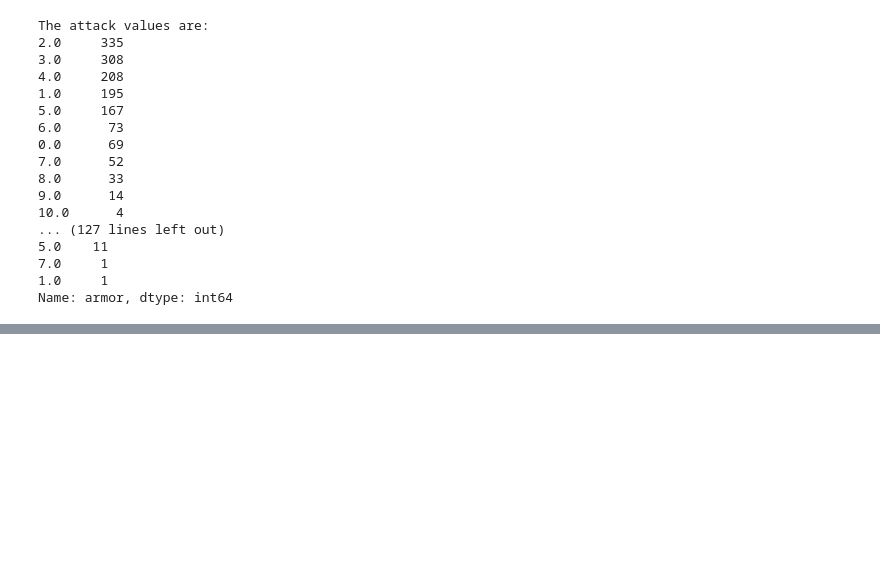
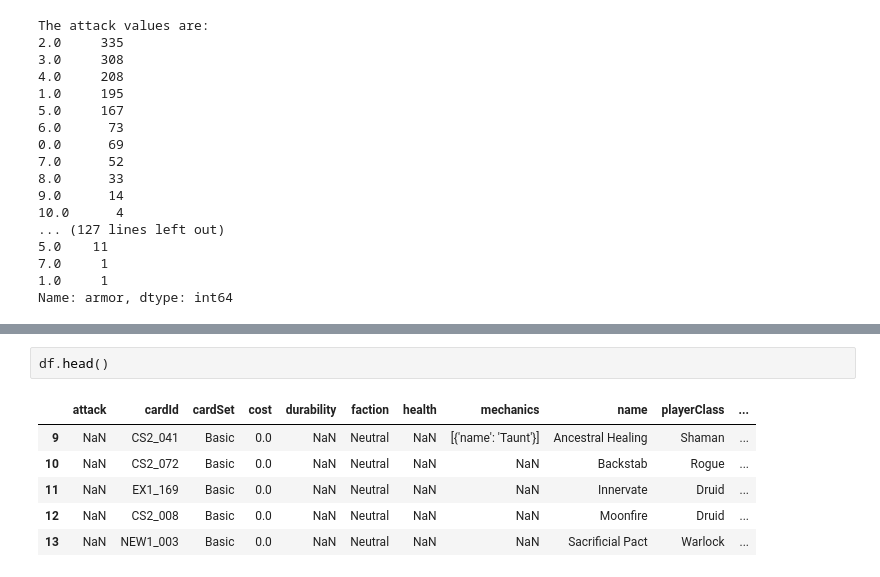
Before and after one commit to sarahberner/Capstone, a Jupyter notebook: 0.2 - EDA .ipynb, the cells around one changed output, grey strips where cells are left out. Drawn from its saved outputs; the diff is of its cells as text; blank space fills up the shorter version.

```diff
--- a/0.2 - EDA .ipynb
+++ b/0.2 - EDA .ipynb
@@ -210,0 +221,9 @@ network analysis (clustering)*** this is the way to go!
+# %%
+df.head()
+# %% [output]
+|  | attack | cardId | cardSet | cost | durability | faction | health | mechanics | name | playerClass | ... |
+| 9 | NaN | CS2_041 | Basic | 0.0 | NaN | Neutral | NaN | [{'name': 'Taunt'}] | Ancestral Healing | Shaman | ... |
+| 10 | NaN | CS2_072 | Basic | 0.0 | NaN | Neutral | NaN | NaN | Backstab | Rogue | ... |
+| 11 | NaN | EX1_169 | Basic | 0.0 | NaN | Neutral | NaN | NaN | Innervate | Druid | ... |
+| 12 | NaN | CS2_008 | Basic | 0.0 | NaN | Neutral | NaN | NaN | Moonfire | Druid | ... |
+| 13 | NaN | NEW1_003 | Basic | 0.0 | NaN | Neutral | NaN | NaN | Sacrificial Pact | Warlock | ... |
```
Also changed, not shown: parts of 42 cells of this notebook, 7 other files.
